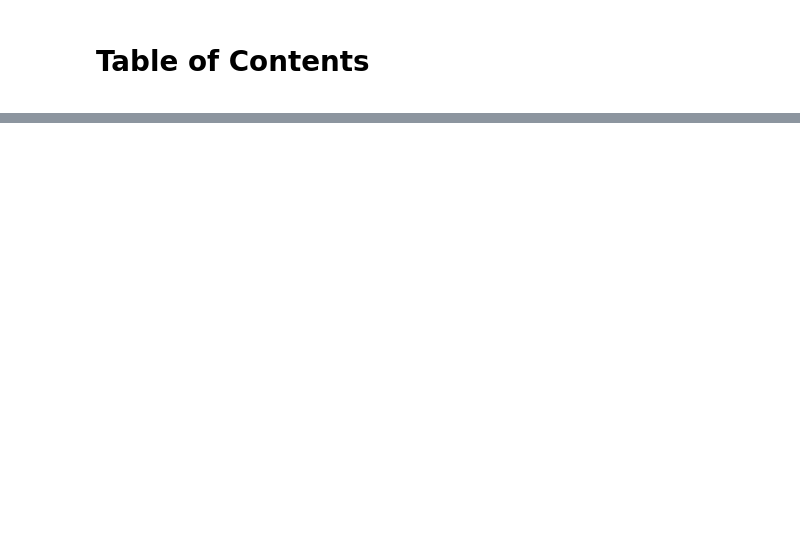
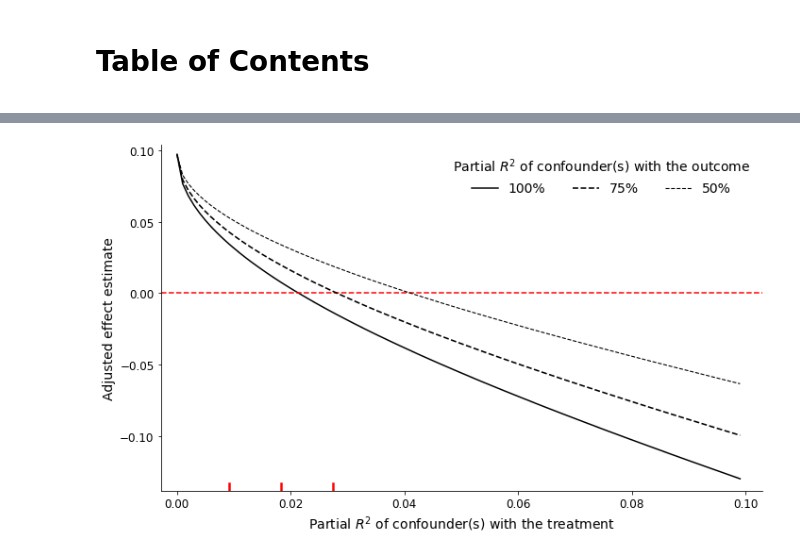
Before and after one commit to nlapier2/PySensemakr, a Jupyter notebook: example.ipynb, the cells around one changed output, grey strips where cells are left out. Cells and saved outputs as stored; diff of their text form; code cells hidden in the pictures; blank space fills up the shorter version.

```diff
--- a/example.ipynb
+++ b/example.ipynb
@@ -70,0 +146,4 @@ ovb_plots.ovb_contour_plot(sense_obj=s, sensitivity_of='estimate')
+# %%
+ovb_plots.ovb_extreme_plot(sense_obj=s)
+# %% [output]
+[figure, added]
```
Also changed, not shown: parts of 35 cells of this notebook.
